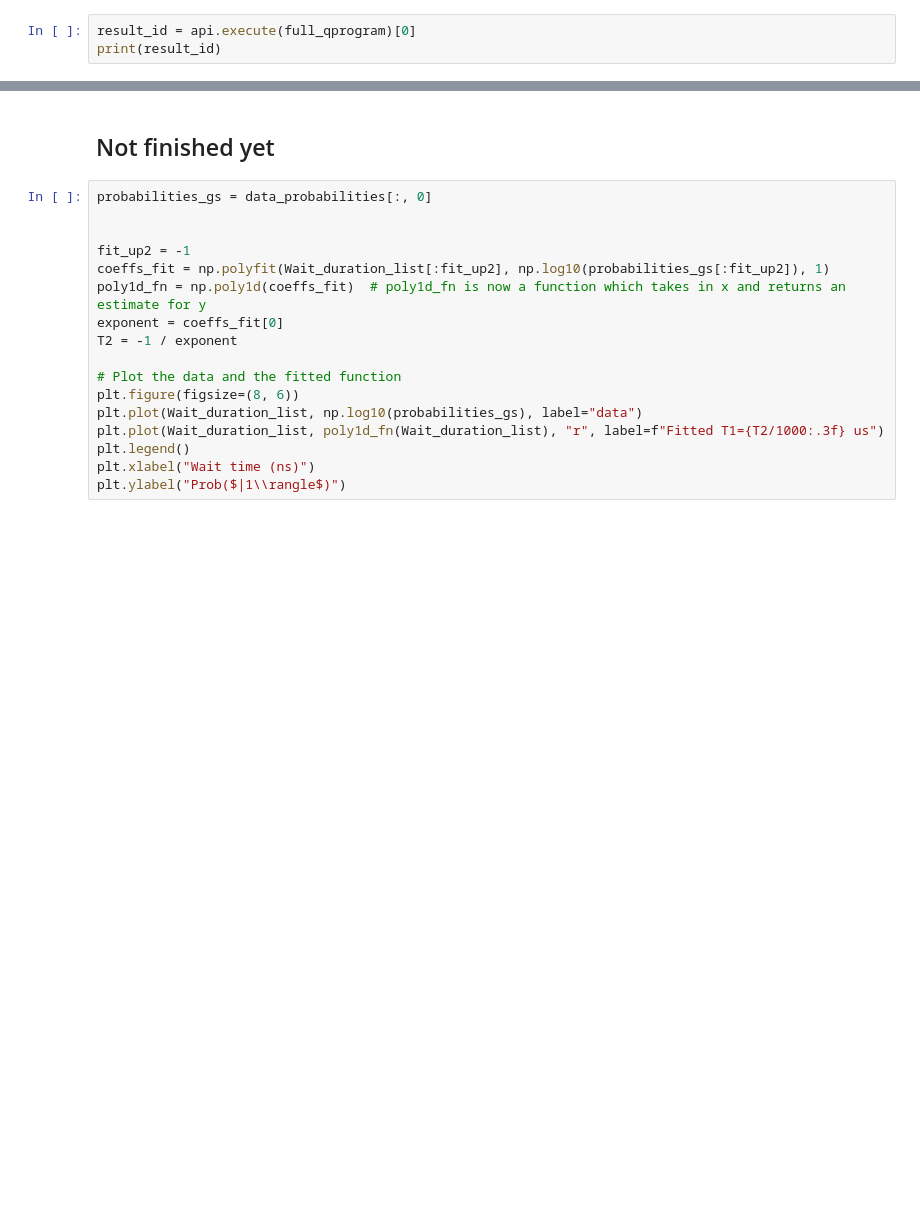
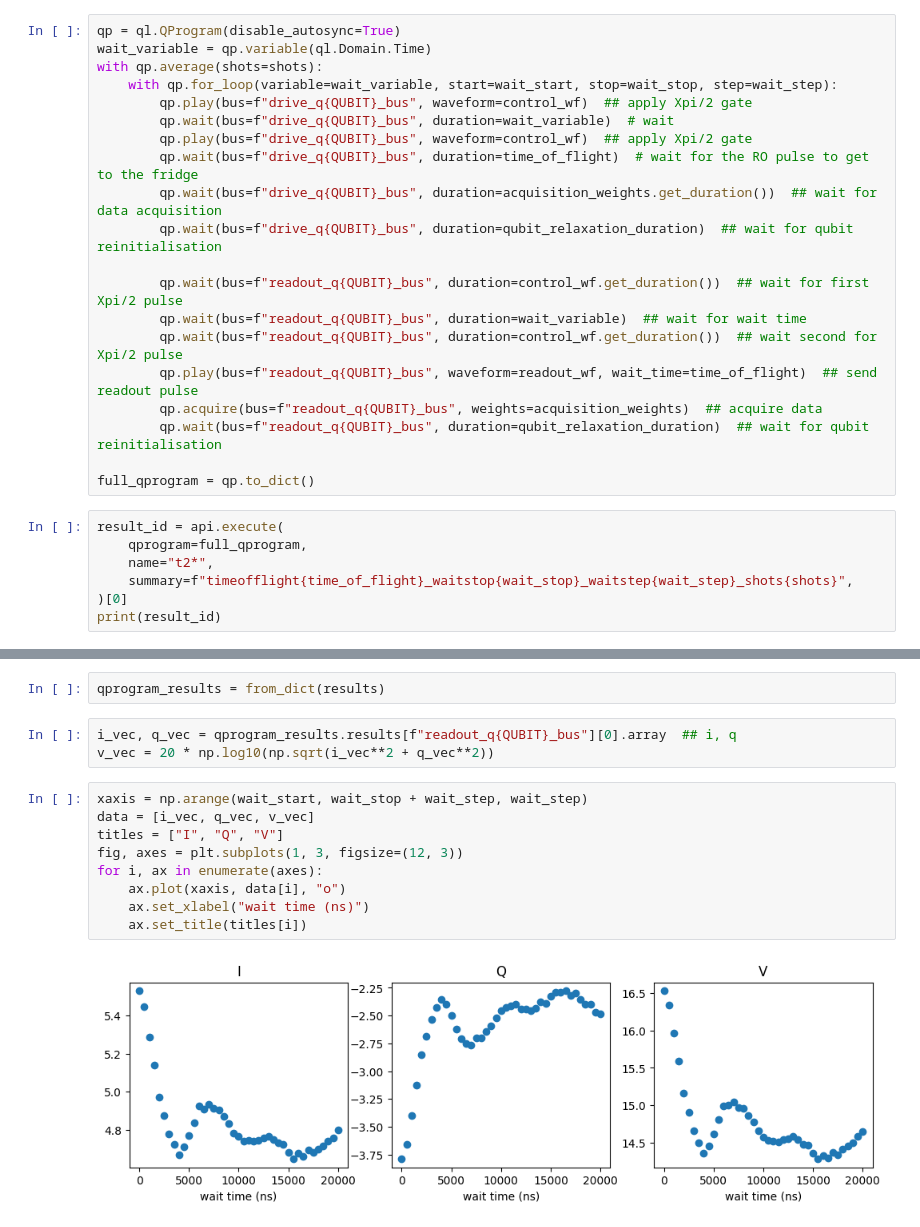
Before and after one commit to qilimanjaro-tech/qiboconnection-portfolio, a Jupyter notebook: benchmarks/coherence_times/t2.ipynb, the cells around one changed output, grey strips where cells are left out. Drawn from its saved outputs; the diff is of its cells as text; blank space fills up the shorter version.

```diff
--- a/benchmarks/coherence_times/t2.ipynb
+++ b/benchmarks/coherence_times/t2.ipynb
@@ -67,3 +92,27 @@ Wait_duration_list = np.arange(Time_START, Time_STOP, Time_STEP)
+# %%
+qp = ql.QProgram(disable_autosync=True)
+wait_variable = qp.variable(ql.Domain.Time)
+with qp.average(shots=shots):
+    with qp.for_loop(variable=wait_variable, start=wait_start, stop=wait_stop, step=wait_step):
+        qp.play(bus=f"drive_q{QUBIT}_bus", waveform=control_wf)  ## apply Xpi/2 gate
+        qp.wait(bus=f"drive_q{QUBIT}_bus", duration=wait_variable)  # wait
+        qp.play(bus=f"drive_q{QUBIT}_bus", waveform=control_wf)  ## apply Xpi/2 gate
+        qp.wait(bus=f"drive_q{QUBIT}_bus", duration=time_of_flight)  # wait for the RO pulse to get to the fridge
+        qp.wait(bus=f"drive_q{QUBIT}_bus", duration=acquisition_weights.get_duration())  ## wait for data acquisition
+        qp.wait(bus=f"drive_q{QUBIT}_bus", duration=qubit_relaxation_duration)  ## wait for qubit reinitialisation
+
+        qp.wait(bus=f"readout_q{QUBIT}_bus", duration=control_wf.get_duration())  ## wait for first Xpi/2 pulse
+        qp.wait(bus=f"readout_q{QUBIT}_bus", duration=wait_variable)  ## wait for wait time
+        qp.wait(bus=f"readout_q{QUBIT}_bus", duration=control_wf.get_duration())  ## wait second for Xpi/2 pulse
+        qp.play(bus=f"readout_q{QUBIT}_bus", waveform=readout_wf, wait_time=time_of_flight)  ## send readout pulse
+        qp.acquire(bus=f"readout_q{QUBIT}_bus", weights=acquisition_weights)  ## acquire data
+        qp.wait(bus=f"readout_q{QUBIT}_bus", duration=qubit_relaxation_duration)  ## wait for qubit reinitialisation
+
+full_qprogram = qp.to_dict()
 # %%
-result_id = api.execute(full_qprogram)[0]
+result_id = api.execute(
+    qprogram=full_qprogram,
+    name="t2*",
+    summary=f"timeofflight{time_of_flight}_waitstop{wait_stop}_waitstep{wait_step}_shots{shots}",
+)[0]
 print(result_id)
@@ -103,19 +138,16 @@ def ramsey_fit_gs_simple(xdata: np.ndarray, rate: float, frequency: float) -> np
-# %% [markdown]
-## Not finished yet
-# %%
-probabilities_gs = data_probabilities[:, 0]
-
-
-fit_up2 = -1
-coeffs_fit = np.polyfit(Wait_duration_list[:fit_up2], np.log10(probabilities_gs[:fit_up2]), 1)
-poly1d_fn = np.poly1d(coeffs_fit)  # poly1d_fn is now a function which takes in x and returns an estimate for y
-exponent = coeffs_fit[0]
-T2 = -1 / exponent
-
-# Plot the data and the fitted function
-plt.figure(figsize=(8, 6))
-plt.plot(Wait_duration_list, np.log10(probabilities_gs), label="data")
-plt.plot(Wait_duration_list, poly1d_fn(Wait_duration_list), "r", label=f"Fitted T1={T2/1000:.3f} us")
-plt.legend()
-plt.xlabel("Wait time (ns)")
-plt.ylabel("Prob($|1\\rangle$)")
+# %%
+qprogram_results = from_dict(results)
+# %%
+i_vec, q_vec = qprogram_results.results[f"readout_q{QUBIT}_bus"][0].array  ## i, q
+v_vec = 20 * np.log10(np.sqrt(i_vec**2 + q_vec**2))
+# %%
+xaxis = np.arange(wait_start, wait_stop + wait_step, wait_step)
+data = [i_vec, q_vec, v_vec]
+titles = ["I", "Q", "V"]
+fig, axes = plt.subplots(1, 3, figsize=(12, 3))
+for i, ax in enumerate(axes):
+    ax.plot(xaxis, data[i], "o")
+    ax.set_xlabel("wait time (ns)")
+    ax.set_title(titles[i])
+# %% [output]
+[figure, added]
```
Also changed, not shown: parts of 18 cells of this notebook.
